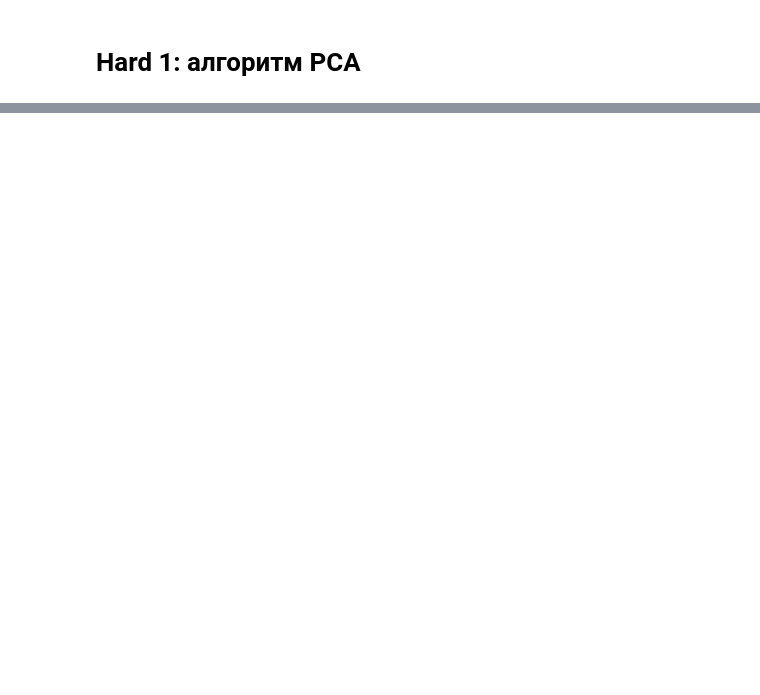
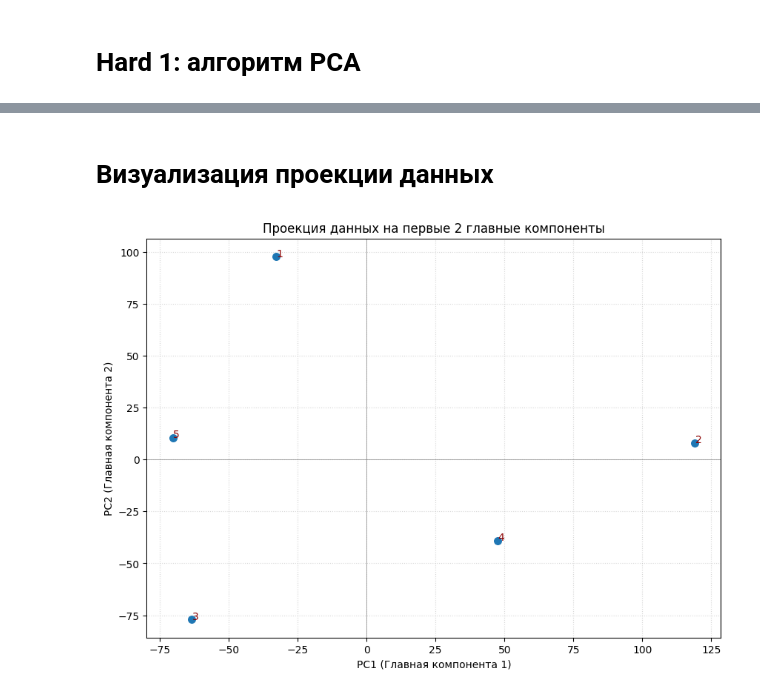
Before and after one commit to anutashakina/linal_lab, a Jupyter notebook: new_hehe.ipynb, the cells around one changed output, grey strips where cells are left out. Drawn from its saved outputs; the diff is of its cells as text; code cells hidden in the pictures; blank space fills up the shorter version.

```diff
--- a/new_hehe.ipynb
+++ b/new_hehe.ipynb
@@ -566,3 +572,15 @@ NumPy результат: 1.000000
+# %%
+def auto_select_k(eigenvalues: List[float], threshold: float = 0.95) -> int:
+    min_components = 0
+    max_components = len(eigenvalues)
+
+    while min_components < max_components:
+        mid = (min_components + max_components) // 2
+        if explained_variance_ratio(eigenvalues, mid + 1) < threshold:
+            min_components = mid + 1
+        else:
+            max_components = mid
+    return min_components
 # %% [markdown]
 # Hard 1: алгоритм PCA
 # %%
@@ -621,0 +697,37 @@ print(f"\nСравнение с sklearn: {data_pca}")
+# %% [markdown]
+# Визуализация проекции данных
+# %%
+def plot_pca_projection(X_proj: Matrix) -> Figure:
+    x = [X_proj.get(i+1, 1) for i in range(X_proj.rows)]
+    y = [X_proj.get(i+1, 2) for i in range(X_proj.rows)]
+
+    fig, ax = plt.subplots(figsize=(10, 7))
+    ax.scatter(x, y, s=50, linewidth=0.8)
+
+    for i in range(len(x)):
+        ax.text(x[i] + 0.1, y[i] + 0.1, str(i+1), color='darkred')
+
+    ax.set_title("Проекция данных на первые 2 главные компоненты")
+    ax.set_xlabel("PC1 (Главная компонента 1)")
+    ax.set_ylabel("PC2 (Главная компонента 2)")
+
+    ax.grid(True, linestyle=':', alpha=0.5)
+    ax.axhline(0, color='grey', linewidth=0.5)
+    ax.axvline(0, color='grey', linewidth=0.5)
+
+    return fig
+# %%
+C_data = [[-3, 18, 92, 50, 80],
+          [67, -86, -25, -15, 94],
+          [-65, 60, -66, 18, 67],
+          [22, -1, -39, -41, 87],
+          [-85, -3, 26, 2, 22]]
+
+C = save_matrix(C_data)
+
+new_C = pca(C)[0]
+# %%
+fig = plot_pca_projection(new_C)
+plt.show()
+# %% [output]
+[figure, added]
```
Also changed, not shown: parts of 10 cells of this notebook, 1 other file.
